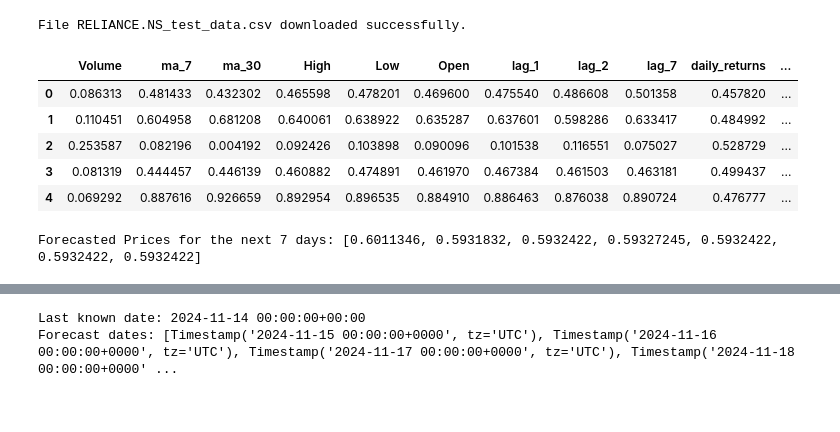
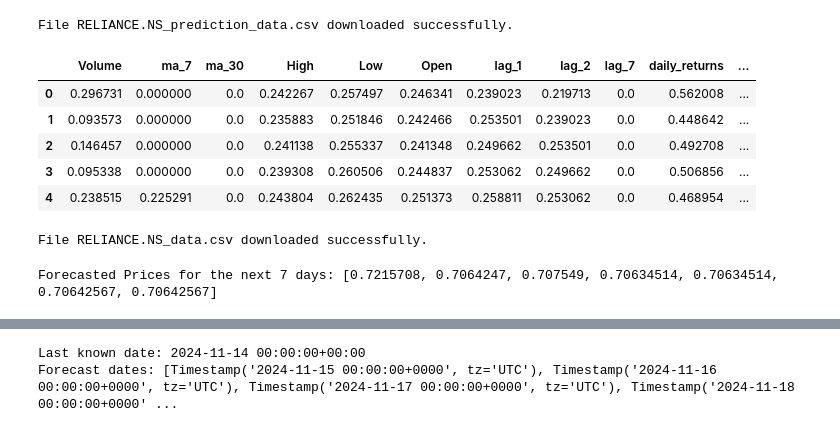
Before and after one commit to srishtea23/Foundation-Project, a Jupyter notebook: insights.ipynb, the cells around one changed output, grey strips where cells are left out. Drawn from its saved outputs; the diff is of its cells as text; code cells hidden in the pictures.

```diff
--- a/insights.ipynb
+++ b/insights.ipynb
@@ -29,7 +29,7 @@ s3_client = boto3.client(
 # Define the S3 bucket and the file path
 bucket_name = 'isbfinanceproject'
 def get_file_path(vertical, ticker):
-    file_path = f"{vertical}/{ticker}/{ticker}_test_data.csv"
+    file_path = f"{vertical}/{ticker}/{ticker}_prediction_data.csv"
     return file_path
 
 # Example usage
@@ -41,29 +41,29 @@ file_path = get_file_path(vertical, ticker)
 
 # Download the file to the local system
 try:
-    s3_client.download_file(bucket_name, file_path, f"./{ticker}_test_data.csv")
-    print(f"File {ticker}_test_data.csv downloaded successfully.")
+    s3_client.download_file(bucket_name, file_path, f"./{ticker}_prediction_data.csv")
+    print(f"File {ticker}_prediction_data.csv downloaded successfully.")
 except Exception as e:
     print(f"Error downloading file: {e}")
 # %% [output]
-File RELIANCE.NS_test_data.csv downloaded successfully.
+File RELIANCE.NS_prediction_data.csv downloaded successfully.
 # %%
 
 features = ['Close', 'Volume', 'ma_7', 'ma_30', 'High', 'Low', 'Open', 'lag_1', 'lag_2', 'lag_7', 'daily_returns', 'volatility']
-X_test = pd.read_csv(f"./{ticker}_test_data.csv")
+X_test = pd.read_csv(f"./{ticker}_prediction_data.csv")
 
 X_test = X_test.drop([0, 1])
 X_test = X_test.reset_index(drop=True)
 X_test = X_test[features].fillna(0)  # Fill missing values if any
 X_test = X_test.drop(columns=['Close'])
 X_test.head()
 # %% [output]
 |  | Volume | ma_7 | ma_30 | High | Low | Open | lag_1 | lag_2 | lag_7 | daily_returns | ... |
-| 0 | 0.086313 | 0.481433 | 0.432302 | 0.465598 | 0.478201 | 0.469600 | 0.475540 | 0.486608 | 0.501358 | 0.457820 | ... |
-| 1 | 0.110451 | 0.604958 | 0.681208 | 0.640061 | 0.638922 | 0.635287 | 0.637601 | 0.598286 | 0.633417 | 0.484992 | ... |
-| 2 | 0.253587 | 0.082196 | 0.004192 | 0.092426 | 0.103898 | 0.090096 | 0.101538 | 0.116551 | 0.075027 | 0.528729 | ... |
-| 3 | 0.081319 | 0.444457 | 0.446139 | 0.460882 | 0.474891 | 0.461970 | 0.467384 | 0.461503 | 0.463181 | 0.499437 | ... |
-| 4 | 0.069292 | 0.887616 | 0.926659 | 0.892954 | 0.896535 | 0.884910 | 0.886463 | 0.876038 | 0.890724 | 0.476777 | ... |
+| 0 | 0.296731 | 0.000000 | 0.0 | 0.242267 | 0.257497 | 0.246341 | 0.239023 | 0.219713 | 0.0 | 0.562008 | ... |
+| 1 | 0.093573 | 0.000000 | 0.0 | 0.235883 | 0.251846 | 0.242466 | 0.253501 | 0.239023 | 0.0 | 0.448642 | ... |
+| 2 | 0.146457 | 0.000000 | 0.0 | 0.241138 | 0.255337 | 0.241348 | 0.249662 | 0.253501 | 0.0 | 0.492708 | ... |
+| 3 | 0.095338 | 0.000000 | 0.0 | 0.239308 | 0.260506 | 0.244837 | 0.253062 | 0.249662 | 0.0 | 0.506856 | ... |
+| 4 | 0.238515 | 0.225291 | 0.0 | 0.243804 | 0.262435 | 0.251373 | 0.258811 | 0.253062 | 0.0 | 0.468954 | ... |
 # %%
 def load_from_s3(file_name, bucket_name):
     s3 = boto3.client('s3')
@@ -78,16 +78,49 @@ xgb_model = load_from_s3('Models/XGB/best_xgb_model.pkl', 'isbfinanceproject')
 
 # Load XGBoost parameters (if needed)
 xgb_params = load_from_s3('Models/XGB/xgb_params.pkl', 'isbfinanceproject')
+# %%
+# Define the S3 bucket and the file path
+bucket_name = 'isbfinanceproject'
+def get_file_path(vertical, ticker):
+    file_path = f"{vertical}/{ticker}/{ticker}_data.csv"
+    return file_path
+
+# Example usage
+vertical = 'Energy'  # Replace with the actual vertical
+ticker = 'RELIANCE.NS'       # Replace with the actual ticker
+
+# Get the file path
+file_path = get_file_path(vertical, ticker)
+
+# Download the file to the local system
+try:
+    s3_client.download_file(bucket_name, file_path, f"./{ticker}_data.csv")
+    print(f"File {ticker}_data.csv downloaded successfully.")
+except Exception as e:
+    print(f"Error downloading file: {e}")
+
+
+
+df = pd.read_csv(f"./{ticker}_data.csv")
+df = df.drop([0, 1])
+df = df.reset_index(drop=True)
+df['Close'] = pd.to_numeric(df['Close'], errors='coerce')
+min_close = df['Close'].min()
+max_close = df['Close'].max()
+df.rename(columns={'Price': 'Date'}, inplace=True)
+X_test_recent=df
+# %% [output]
+File RELIANCE.NS_data.csv downloaded successfully.
 # %%
 # Initialize the last known features for recursive forecasting
 last_known_features = X_test.iloc[-1].copy()  # Start with the most recent row of features
-forecasted_prices = []  # List to store predicted prices
+forecasted_prices_7 = []  # List to store predicted prices
 forecast_horizon = 7  # Predict for the next 7 days
 
 for step in range(forecast_horizon):
     # Predict the next price using the model
     next_price = xgb_model.predict(last_known_features.values.reshape(1, -1))[0]
-    forecasted_prices.append(next_price)
+    forecasted_prices_7.append(next_price)
 
     # Update features for the next prediction
     # Update lag features
@@ -111,6 +144,6 @@ for step in range(forecast_horizon):
     # These may need to be predicted or assumed static for simplicity.
 
 # Print the forecasted prices
-print("Forecasted Prices for the next 7 days:", forecasted_prices)
+print("Forecasted Prices for the next 7 days:", forecasted_prices_7)
 # %% [output]
-Forecasted Prices for the next 7 days: [0.6011346, 0.5931832, 0.5932422, 0.59327245, 0.5932422, 0.5932422, 0.5932422]
+Forecasted Prices for the next 7 days: [0.7215708, 0.7064247, 0.707549, 0.70634514, 0.70634514, 0.70642567, 0.70642567]
```
Also changed, not shown: parts of 17 cells of this notebook, 3 other files.
